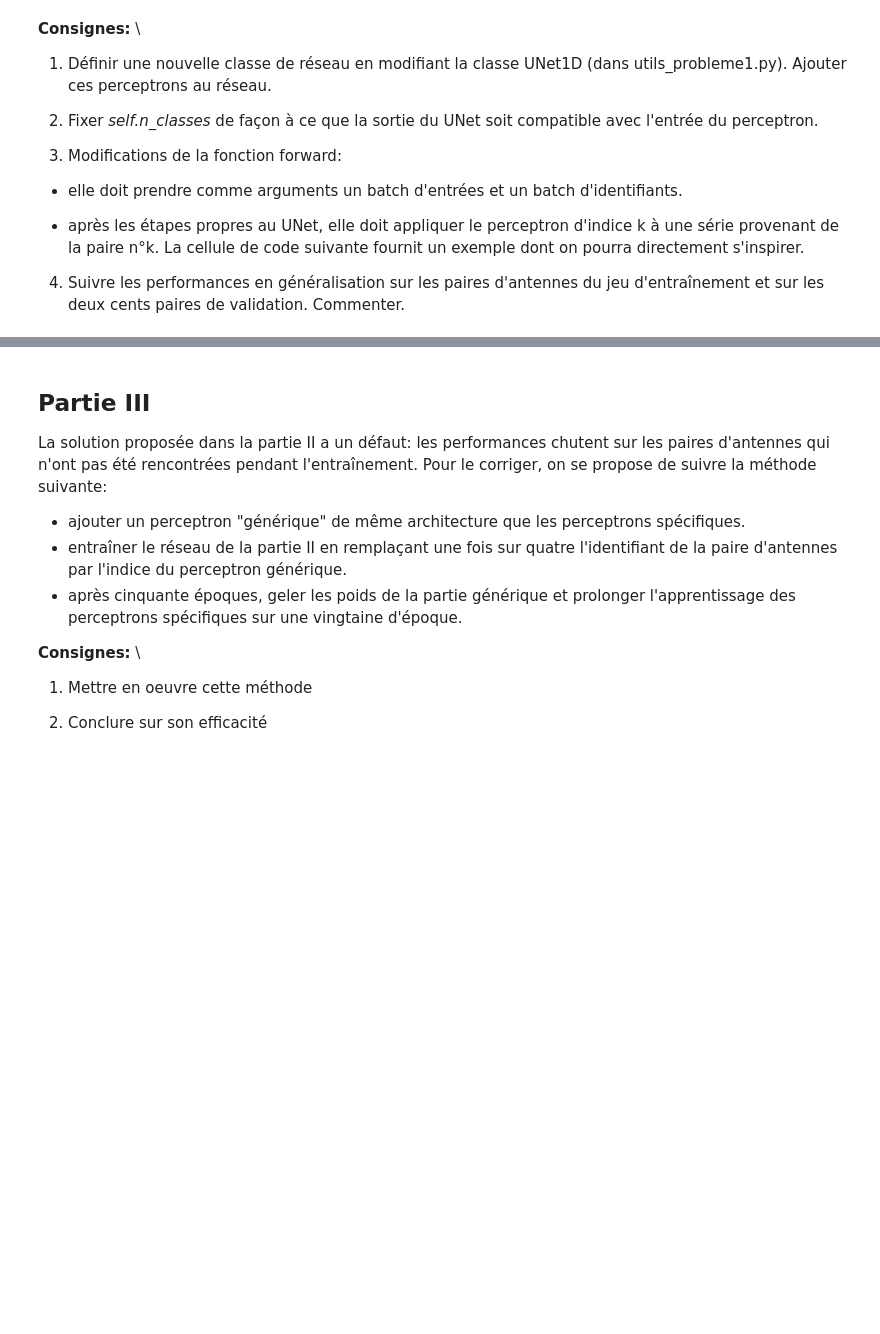
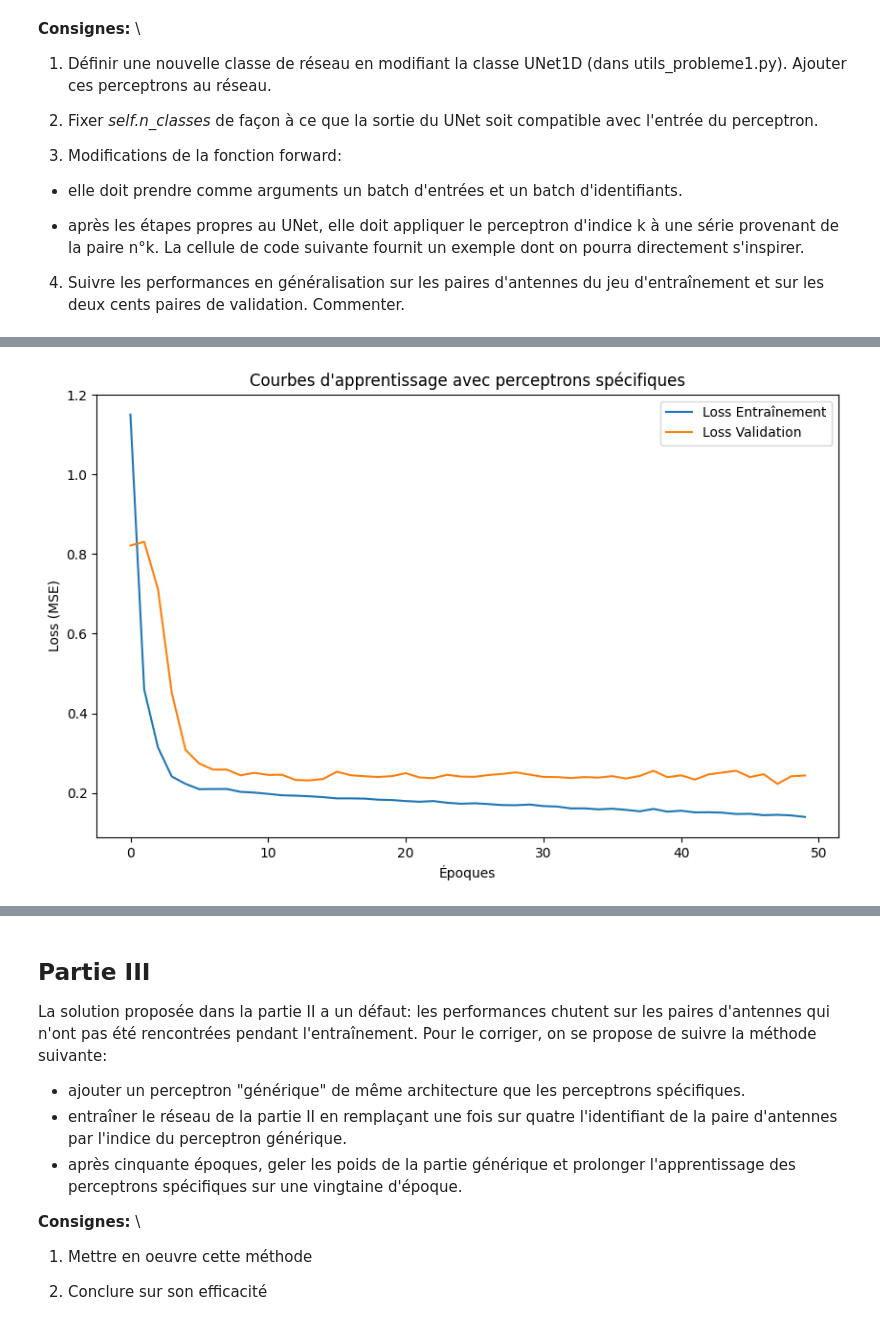
Before and after one commit to badreouh/exam_2025, a Jupyter notebook: notebooks/probleme1.ipynb, the cells around one changed output, grey strips where cells are left out. Saved outputs shown, nothing was run; the diff lists cells and outputs as text; code cells hidden in the pictures; blank space fills up the shorter version.

```diff
--- a/notebooks/probleme1.ipynb
+++ b/notebooks/probleme1.ipynb
@@ -384,0 +459,68 @@ def apply_perceptron(self, UNet_output, ids):
+# %%
+# Initialisation du modèle UNet avec perceptrons
+model = UNet1DWithPerceptrons(n_channels=1, n_classes=5, size=32, num_pairs=1200).to(device)
+
+num_epochs = 8
+# Fonction de coût et optimiseur
+criterion = nn.MSELoss()
+optimizer = torch.optim.Adam(model.parameters(), lr=1e-3)
+
+# Entraînement avec dataloaders
+def train_with_perceptrons(model, trainloader, valloader, criterion, optimizer, num_epochs, device):
+    train_losses = []
+    val_losses = []
+
+    for epoch in range(num_epochs):
+        model.train()
+        train_loss = 0.0
+        for ids, dists, rain_rates, attenuations in trainloader:
+            attenuations = attenuations.to(device).unsqueeze(1)
+            rain_rates = rain_rates.to(device).unsqueeze(1)
+            ids = ids.to(device)
+
+            optimizer.zero_grad()
+            outputs = model(attenuations, ids)
+            outputs = outputs[:, 120:-120]  # Exclusion des effets de bord
+            rain_rates = rain_rates[:, :, 120:-120]
+            loss = criterion(outputs, rain_rates.squeeze(1))
+            loss.backward()
+            optimizer.step()
+            train_loss += loss.item()
+
+        train_loss /= len(trainloader)
+        train_losses.append(train_loss)
+
+        # Validation
+        model.eval()
+        val_loss = 0.0
+        with torch.no_grad():
+            for ids, dists, rain_rates, attenuations in valloader:
+                attenuations = attenuations.to(device).unsqueeze(1)
+                rain_rates = rain_rates.to(device).unsqueeze(1)
+                ids = ids.to(device)
+                outputs = model(attenuations, ids)
+                outputs = outputs[:, 120:-120]
+                rain_rates = rain_rates[:, :, 120:-120]
+                loss = criterion(outputs, rain_rates.squeeze(1))
+                val_loss += loss.item()
+
+        val_loss /= len(valloader)
+        val_losses.append(val_loss)
+
+        print(f"Époque [{epoch+1}/{num_epochs}], Perte Entraînement : {train_loss:.4f}, Perte Validation : {val_loss:.4f}")
+
+    return train_losses, val_losses
+
+# Lancement de l'entraînement
+train_losses, val_losses = train_with_perceptrons(model, trainloader, valloader, criterion, optimizer, num_epochs=50, device=device)
+
+# Affichage des courbes d'apprentissage
+plt.figure(figsize=(10, 6))
+plt.plot(train_losses, label='Loss Entraînement')
+plt.plot(val_losses, label='Loss Validation')
+plt.xlabel('Époques')
+plt.ylabel('Loss (MSE)')
+plt.title('Courbes d\'apprentissage avec perceptrons spécifiques')
+plt.legend()
+plt.show()
+# %% [output]
@@ -384,0 +544 @@ def apply_perceptron(self, UNet_output, ids):
+[figure, added]
```
Also changed, not shown: parts of 10 cells of this notebook.
